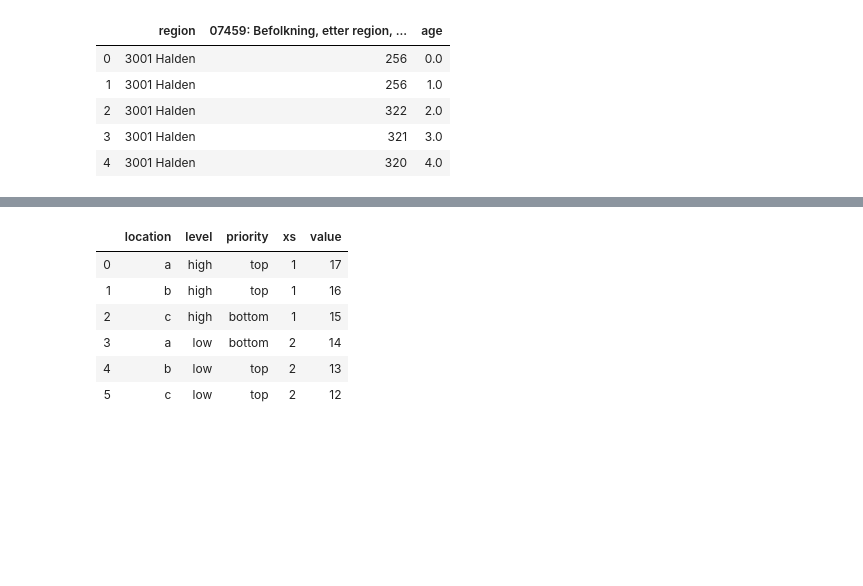
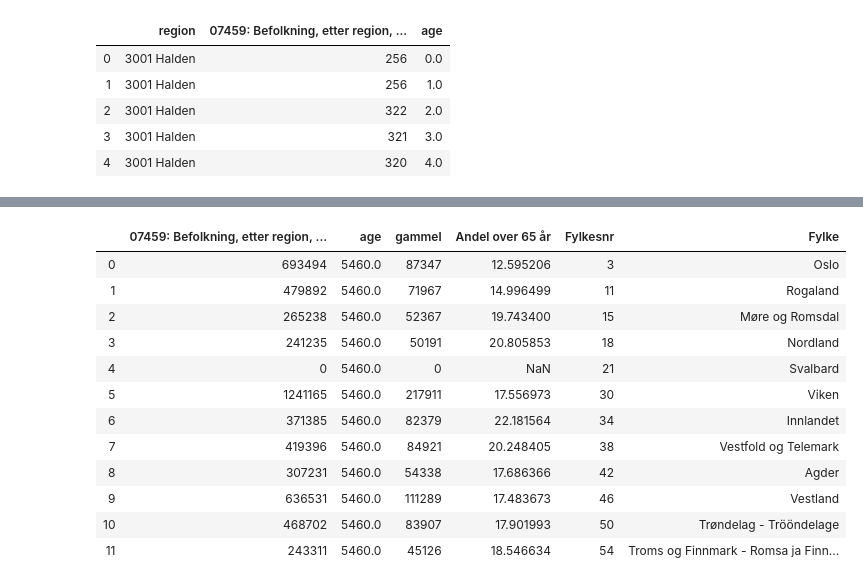
Before and after one commit to NRVA/COVID19_Norge, a Jupyter notebook: 2020 -03 - COVID demografi norge.ipynb, the cells around one changed output, grey strips where cells are left out. Saved outputs shown, nothing was run; the diff lists cells and outputs as text; code cells hidden in the pictures; blank space fills up the shorter version.

Commit message:
nye data

```diff
--- a/2020 -03 - COVID demografi norge.ipynb
+++ b/2020 -03 - COVID demografi norge.ipynb
@@ -33,0 +173,14 @@ TypeError: ("'>' not supported between instances of 'str' and 'int'", 'occurred
+# %%
+url = "https://data.ssb.no/api/v0/dataset/1076.csv?lang=no"
+df = pd.read_csv(url, sep=";", decimal=",", encoding="ISO-8859-1")
+
+df["age"], df["rest"] = df["alder"].str.split(" ",1).str
+df = df.drop(columns = ["rest", "statistikkvariabel", "år", "alder"])
+df["age"] = pd.to_numeric(df["age"], errors='coerce')
+
+df["gammel"] = df.apply(lambda x: x["07459: Befolkning, etter region, alder, år og statistikkvariabel"] if x["age"] >= 65 else 0, axis=1)
+df = df.groupby(["region"]).sum().reset_index()
+
+df["Andel over 65 år"] = (df["gammel"]/df["07459: Befolkning, etter region, alder, år og statistikkvariabel"])*100
+
+df.head()
@@ -33,0 +194,5 @@ TypeError: ("'>' not supported between instances of 'str' and 'int'", 'occurred
+# %%
+df["Fylkesnr"], df["Fylke"] = df["region"].str.split(" ",1).str
+df = df.drop(columns="region")
+df["Fylkesnr"] = pd.to_numeric(df["Fylkesnr"], errors='coerce')
+df.head()
@@ -34,18 +206,16 @@ TypeError: ("'>' not supported between instances of 'str' and 'int'", 'occurred
 # %%
-df.groupby(["region"])
+df
+# %% [output]
+|  | 07459: Befolkning, etter region, ... | age | gammel | Andel over 65 år | Fylkesnr | Fylke |
+| 0 | 693494 | 5460.0 | 87347 | 12.595206 | 3 | Oslo |
+| 1 | 479892 | 5460.0 | 71967 | 14.996499 | 11 | Rogaland |
+| 2 | 265238 | 5460.0 | 52367 | 19.743400 | 15 | Møre og Romsdal |
+| 3 | 241235 | 5460.0 | 50191 | 20.805853 | 18 | Nordland |
+| 4 | 0 | 5460.0 | 0 | NaN | 21 | Svalbard |
+| 5 | 1241165 | 5460.0 | 217911 | 17.556973 | 30 | Viken |
+| 6 | 371385 | 5460.0 | 82379 | 22.181564 | 34 | Innlandet |
+| 7 | 419396 | 5460.0 | 84921 | 20.248405 | 38 | Vestfold og Telemark |
+| 8 | 307231 | 5460.0 | 54338 | 17.686366 | 42 | Agder |
+| 9 | 636531 | 5460.0 | 111289 | 17.483673 | 46 | Vestland |
+| 10 | 468702 | 5460.0 | 83907 | 17.901993 | 50 | Trøndelag - Trööndelage |
+| 11 | 243311 | 5460.0 | 45126 | 18.546634 | 54 | Troms og Finnmark - Romsa ja Finn... |
-# %%
-import pandas as pd
-df = pd.DataFrame({'location': ["a", "b", "c", "a", "b", "c"],
-                   'level': ["high", "high", "high", "low", "low", "low"],
-                   'priority': ["top", "top", "bottom", "bottom", "top", "top"],
-                   'xs': [1, 1, 1, 2, 2, 2],
-                   'value': [17, 16, 15, 14, 13, 12]})
-df
-# %% [output]
-|  | location | level | priority | xs | value |
-| 0 | a | high | top | 1 | 17 |
-| 1 | b | high | top | 1 | 16 |
-| 2 | c | high | bottom | 1 | 15 |
-| 3 | a | low | bottom | 2 | 14 |
-| 4 | b | low | top | 2 | 13 |
-| 5 | c | low | top | 2 | 12 |
```
Also changed, not shown: parts of 19 cells of this notebook, 4 other files.
